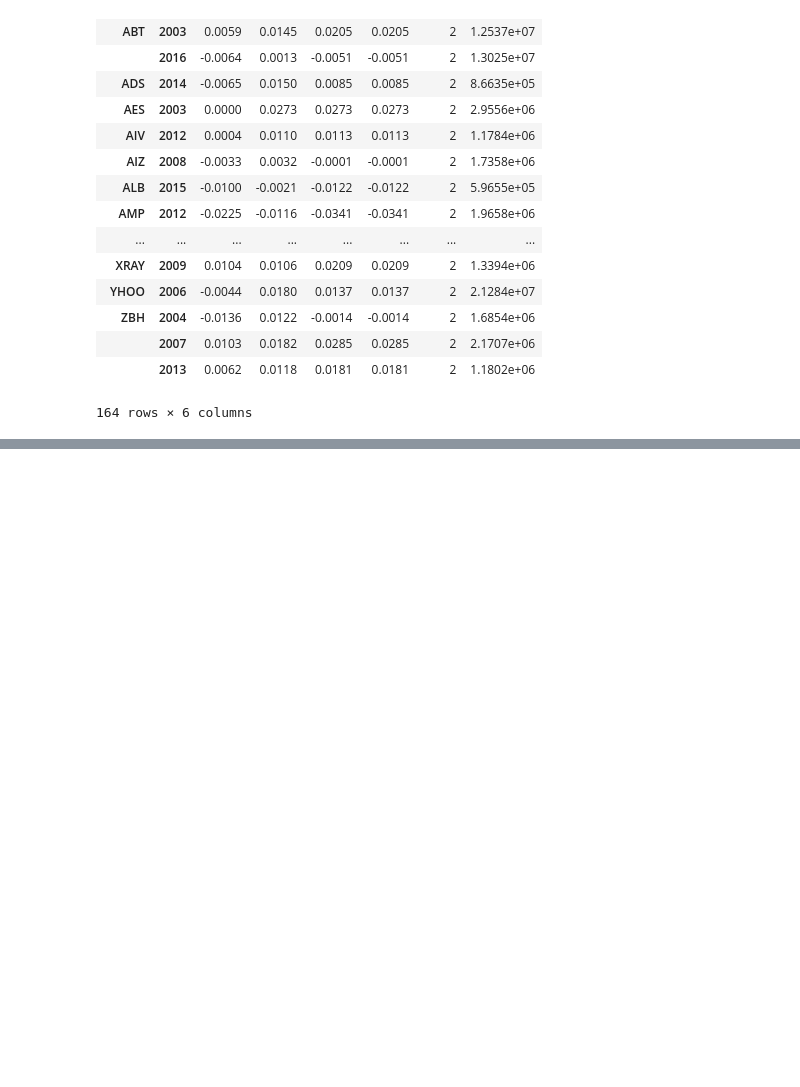
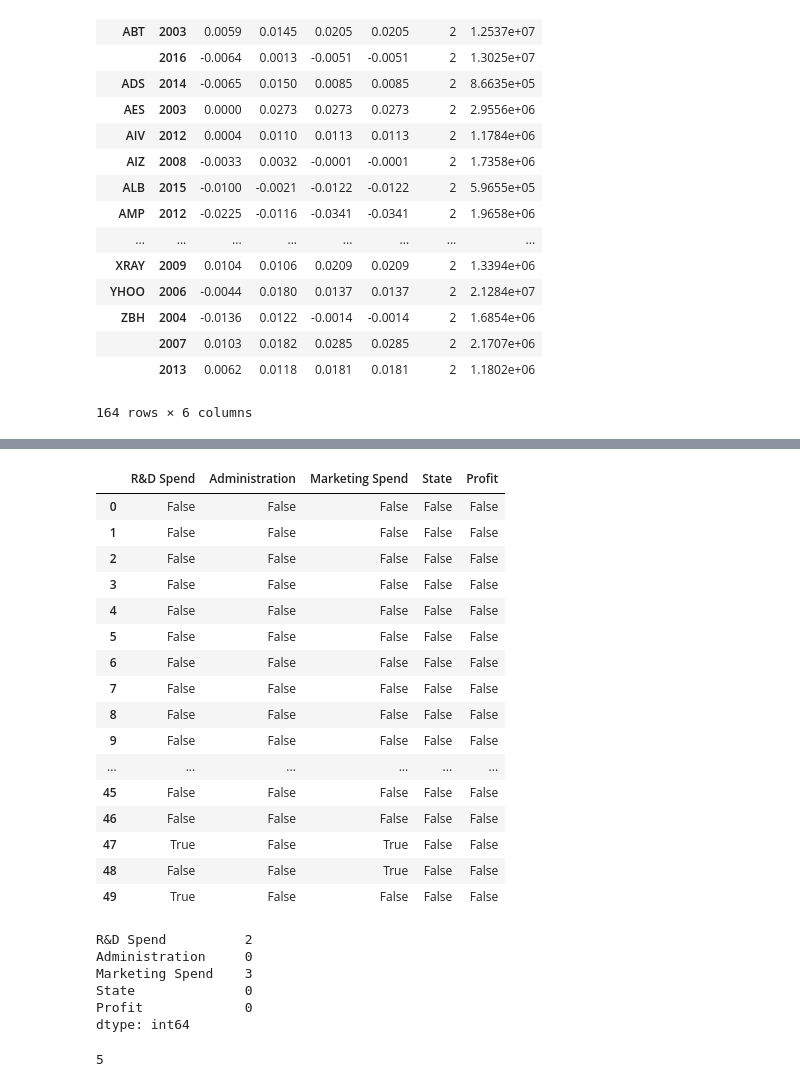
Before and after one commit to abulbasar/PythonExamples, a Jupyter notebook: Pandas.ipynb, the cells around one changed output, grey strips where cells are left out. Drawn from its saved outputs; the diff is of its cells as text; code cells hidden in the pictures; blank space fills up the shorter version.

```diff
--- a/Pandas.ipynb
+++ b/Pandas.ipynb
@@ -606,0 +749,33 @@ agg[agg["pct"]["count"] ==2]
+# %%
+df.isna()
+# %% [output]
+|  | R&D Spend | Administration | Marketing Spend | State | Profit |
+| 0 | False | False | False | False | False |
+| 1 | False | False | False | False | False |
+| 2 | False | False | False | False | False |
+| 3 | False | False | False | False | False |
+| 4 | False | False | False | False | False |
+| 5 | False | False | False | False | False |
+| 6 | False | False | False | False | False |
+| 7 | False | False | False | False | False |
+| 8 | False | False | False | False | False |
+| 9 | False | False | False | False | False |
+| ... | ... | ... | ... | ... | ... |
+| 45 | False | False | False | False | False |
+| 46 | False | False | False | False | False |
+| 47 | True | False | True | False | False |
+| 48 | False | False | True | False | False |
+| 49 | True | False | False | False | False |
+# %%
+df.isnull().sum()
+# %% [output]
+R&D Spend          2
+Administration     0
+Marketing Spend    3
+State              0
+Profit             0
+dtype: int64
+# %%
+df.isnull().sum().sum()
+# %% [output]
+5
```
Also changed, not shown: parts of 22 cells of this notebook, 6 other files.
